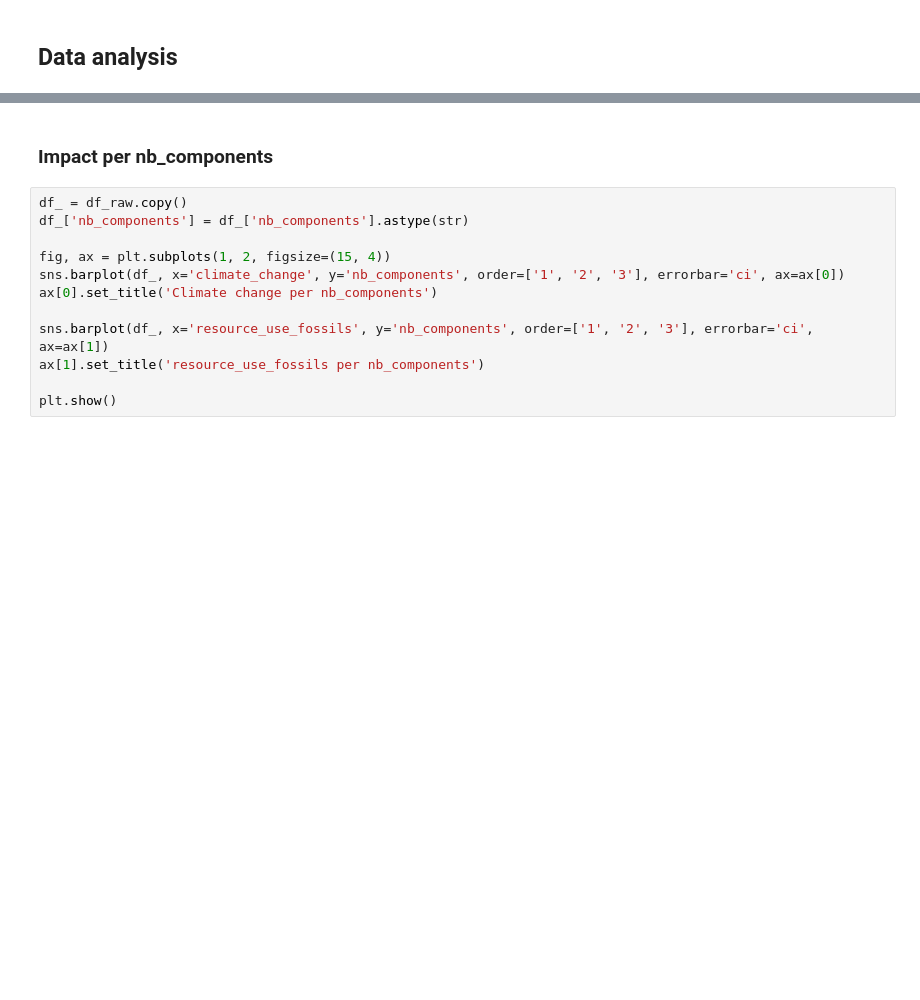
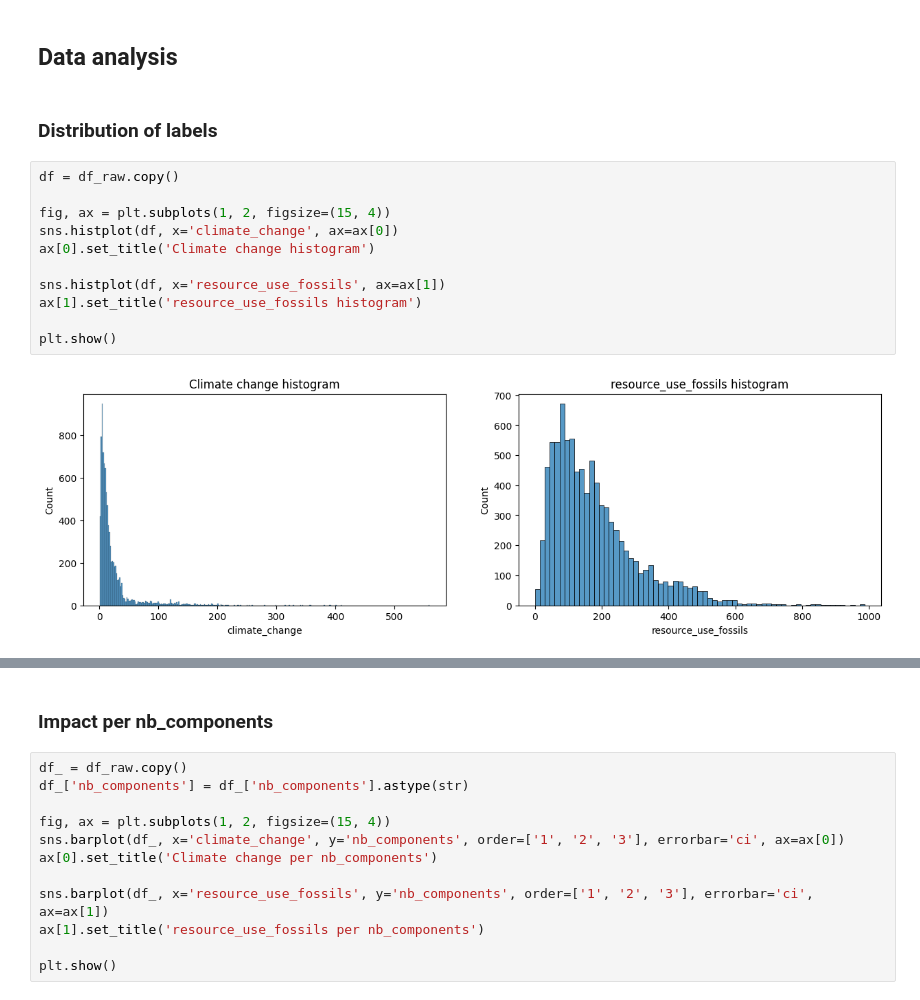
Before and after one commit to max-lutz/technical_case_fairly_made, a Jupyter notebook: notebooks/data_analysis.ipynb, the cells around one changed output, grey strips where cells are left out. Saved outputs shown, nothing was run; the diff lists cells and outputs as text; blank space fills up the shorter version.

Commit message:
refactor some code into functions create some more visualization for missing data and data distribution

```diff
--- a/notebooks/data_analysis.ipynb
+++ b/notebooks/data_analysis.ipynb
@@ -132,2 +181,17 @@ Name: count, dtype: int64
 # %% [markdown]
 ## Data analysis
+# %% [markdown]
+### Distribution of labels
+# %%
+df = df_raw.copy()
+
+fig, ax = plt.subplots(1, 2, figsize=(15, 4))
+sns.histplot(df, x='climate_change', ax=ax[0])
+ax[0].set_title('Climate change histogram')
+
+sns.histplot(df, x='resource_use_fossils', ax=ax[1])
+ax[1].set_title('resource_use_fossils histogram')
+
+plt.show()
+# %% [output]
+[figure, added]
```
Also changed, not shown: parts of 22 cells of this notebook.
